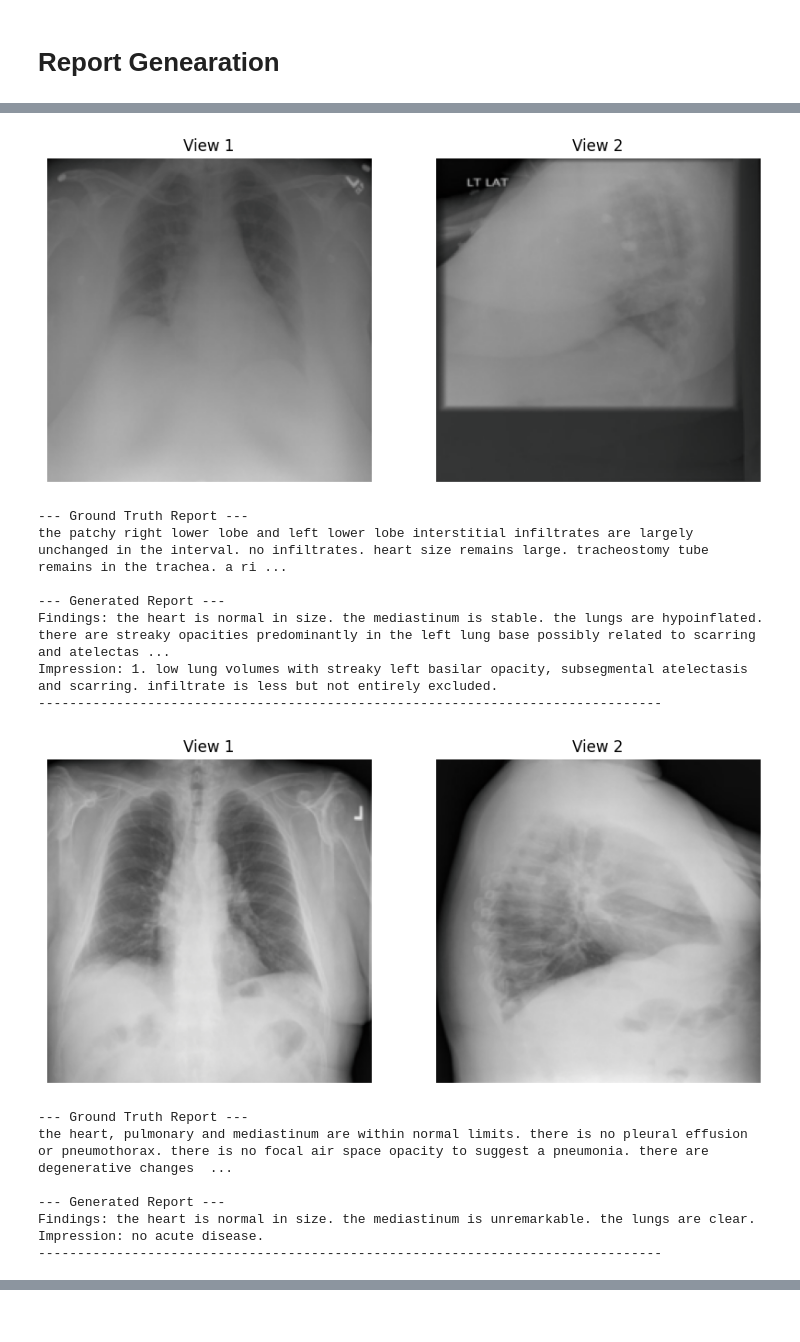
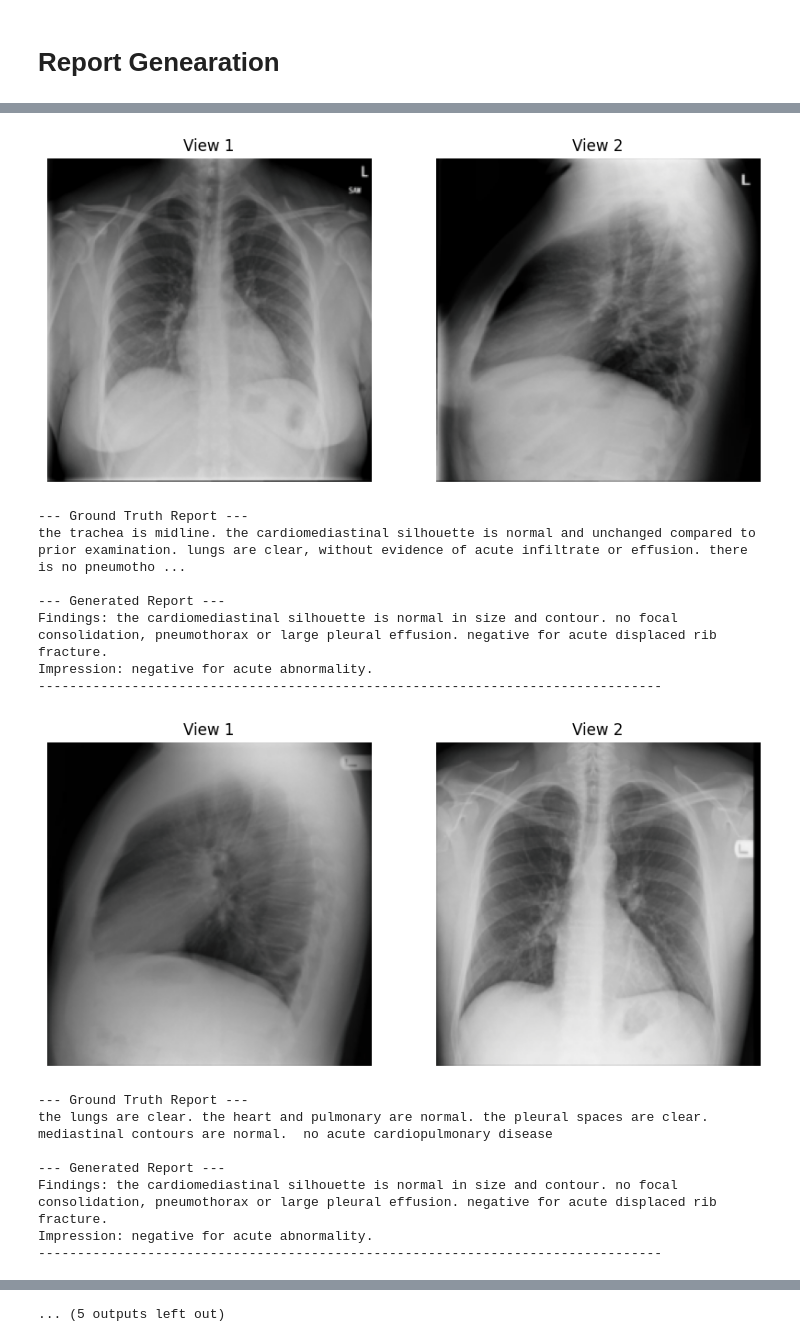
Before and after one commit to Sri-Ganesan-M/Radiology_report_generation, a Jupyter notebook: radiology-report-generation-mini-project.ipynb, the cells around one changed output, grey strips where cells are left out. Cells and saved outputs as stored; diff of their text form; code cells hidden in the pictures.

Commit message:
Kaggle Notebook | Radiology_report_generation_mini_project | Major Update ---v1

```diff
--- a/radiology-report-generation-mini-project.ipynb
+++ b/radiology-report-generation-mini-project.ipynb
@@ -727,7 +1037,7 @@ class VisionLanguageWrapper(nn.Module):
         self.proj_layer = proj_layer            # VisualProjection
         self.gpt2 = custom_gpt2                 # Your custom GPT-2, built from GPT2Block
         self.fusion_module = fusion_module
-    def forward(self, images, input_ids, attention_mask=None, labels=None, view_mask=None):
+    def forward(self, images, input_ids, attention_mask=None, labels=None, view_mask=None,return_attentions=False,capture_last_step_only=True ):
         # images: (batch, max_views, C, H, W)
         B, max_views, C, H, W = images.shape
         images_flat = images.view(B * max_views, C, H, W)
@@ -736,19 +1046,18 @@ class VisionLanguageWrapper(nn.Module):
         pooled_feats_flat, _ = self.vision_encoder(images_flat)    # (B*max_views, vision_dim)
         vision_dim = pooled_feats_flat.shape[-1]
         pooled_feats = pooled_feats_flat.view(B, max_views, vision_dim)  # (B, max_views, vision_dim)
-
         # 2. Fuse features for each study
         fused_feats = self.fusion_module(pooled_feats, view_mask=view_mask)  # (B, vision_dim)
-
         # 3. Project
         visual_emb = self.proj_layer(fused_feats).unsqueeze(1)  # (B, 1, gpt2_emb_dim)
-
         # 4. Pass to decoder
         outputs = self.gpt2(
             input_ids=input_ids,
             attention_mask=attention_mask,
             encoder_hidden_states=visual_emb,
-            labels=labels
+            labels=labels,
+            return_attentions=return_attentions,
+            capture_last_step_only=capture_last_step_only
         )
         return outputs
 
@@ -1140,13 +1599,13 @@ model_config = SimpleNamespace(
 
 # Training-related configuration
 train_config = SimpleNamespace(
-    epochs = 25,
-    freeze_epochs_gpt = 0,       # Unfreeze GPT-2 at epoch 1
-    freeze_epochs_all = 0,       # Unfreeze vision encoder/proj at epoch 2
+    epochs = 10,
+    freeze_epochs_gpt = 2,        # unfreeze GPT-2 at epoch 3 (0-based index)
+    freeze_epochs_all = 3,        # unfreeze vision/proj at epoch 4
     lr = 5e-4,
     device = 'cuda',
-    model_path = Path('vl_captioner'),   # Output directory for checkpoints
-    batch_size = 8
+    model_path = Path('vl_captioner'),
+    batch_size = 8,
 )
 # %%
 
@@ -1213,4 +1671,4 @@ You're using a GPT2TokenizerFast tokenizer. Please note that with a fast tokeniz
 # %%
 trainer.load_best_model()
 # %%
-#trainer.load_model_from_path("/kaggle/input/mambavisionv1/vl_model-2.pt")
+trainer.load_model_from_path("/kaggle/input/test-model-mambavision/vl_model-3.pt")
@@ -1384,10 +1835,14 @@ def evaluate_on_val_samples(trainer, val_loader, tokenizer, num_samples=5):
         # Generate report from all views using robust_generate_radiology_report
         generated_report = trainer.robust_generate_radiology_report(
             image_input=pil_imgs,
-            max_tokens=100,
-            temperature_range=(0.5, 1.5),
-            deterministic=True,
-            show_image=False  # we already plotted images here
+            max_tokens=200,
+            deterministic=True,     # Greedy inside each beam step (no sampling)
+            beam_width=5,           # Beam search enabled
+            top_k=None,             # Not used in deterministic + beam mode
+            top_p=None,             # Not used in deterministic + beam mode
+            num_return_sequences=1, # Not used in beam mode
+            show_image=False        # Set True to visualize the input
+
         )
 
         # Display reports
@@ -1395,5 +1850,5 @@ def evaluate_on_val_samples(trainer, val_loader, tokenizer, num_samples=5):
         print(f"\n--- Generated Report ---\n{generated_report.strip()}")
         print("-" * 80)
 # %%
-evaluate_on_val_samples(trainer, test_loader, tokenizer, num_samples=5)
+evaluate_on_val_samples(trainer, train_loader, tokenizer, num_samples=20)
 # %% [output]
@@ -1408,16 +1865,16 @@ Impression: 1. low lung volumes with streaky left basilar opacity, subsegmental
-[figure, old version]
+[figure, new version]
---- Ground Truth Report ---
-the patchy right lower lobe and left lower lobe interstitial infiltrates are largely unchanged in the interval. no infiltrates. heart size remains large. tracheostomy tube remains in the trachea. a ri ...
-
---- Generated Report ---
-Findings: the heart is normal in size. the mediastinum is stable. the lungs are hypoinflated. there are streaky opacities predominantly in the left lung base possibly related to scarring and atelectas ...
-Impression: 1. low lung volumes with streaky left basilar opacity, subsegmental atelectasis and scarring. infiltrate is less but not entirely excluded.
---------------------------------------------------------------------------------
+--- Ground Truth Report ---
+the trachea is midline. the cardiomediastinal silhouette is normal and unchanged compared to prior examination. lungs are clear, without evidence of acute infiltrate or effusion. there is no pneumotho ...
+
+--- Generated Report ---
+Findings: the cardiomediastinal silhouette is normal in size and contour. no focal consolidation, pneumothorax or large pleural effusion. negative for acute displaced rib fracture.
+Impression: negative for acute abnormality.
+--------------------------------------------------------------------------------
-[figure, old version]
+[figure, new version]
---- Ground Truth Report ---
-the heart, pulmonary and mediastinum are within normal limits. there is no pleural effusion or pneumothorax. there is no focal air space opacity to suggest a pneumonia. there are degenerative changes  ...
-
---- Generated Report ---
-Findings: the heart is normal in size. the mediastinum is unremarkable. the lungs are clear.
-Impression: no acute disease.
---------------------------------------------------------------------------------
+--- Ground Truth Report ---
+the lungs are clear. the heart and pulmonary are normal. the pleural spaces are clear. mediastinal contours are normal.  no acute cardiopulmonary disease
+
+--- Generated Report ---
+Findings: the cardiomediastinal silhouette is normal in size and contour. no focal consolidation, pneumothorax or large pleural effusion. negative for acute displaced rib fracture.
+Impression: negative for acute abnormality.
+--------------------------------------------------------------------------------
@@ -1440,2 +1898,3 @@ Impression: no acute disease.
+... (5 outputs left out)
 # %%
 trainer.plot_loss_and_perplexity()
```
Also changed, not shown: parts of 26 cells of this notebook.
